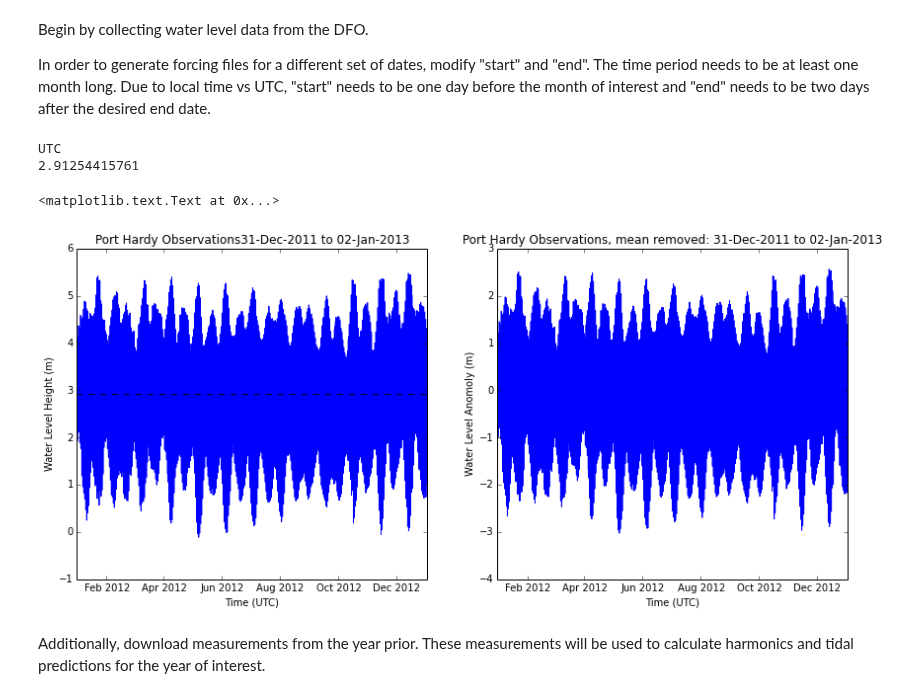
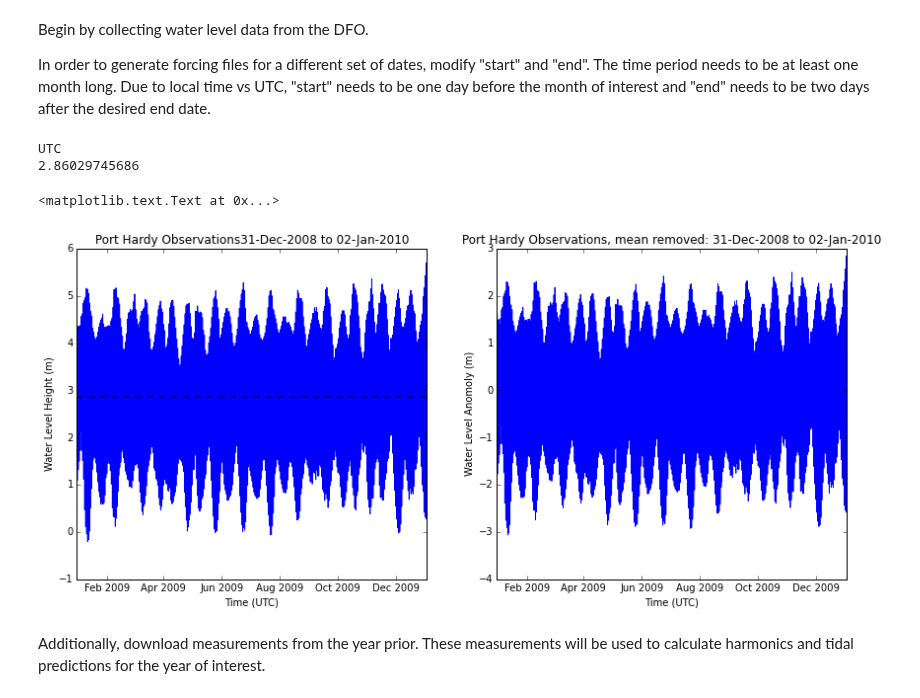
Before and after one commit to SalishSeaCast/tools, a Jupyter notebook: I_ForcingFiles/OBC/SSH_PortHardy.ipynb, the cells around one changed output. Saved outputs shown, nothing was run; the diff lists cells and outputs as text; code cells hidden in the pictures.

```diff
--- a/I_ForcingFiles/OBC/SSH_PortHardy.ipynb
+++ b/I_ForcingFiles/OBC/SSH_PortHardy.ipynb
@@ -29,15 +32,15 @@ Begin by collecting water level data from the DFO.
 
 In order to generate forcing files for a different set of dates, modify "start" and "end".  The time period needs to be at least one month long. Due to local time vs UTC, "start" needs to be one day before the month of interest and "end" needs to be two days after the desired end date.
 # %%
-yr=2012
+yr=2009
 
 statID = '8408'#Port Hardystation ID number
 start = '31-Dec-' + str(yr-1) #start date
 end = '02-Jan-' + str(yr+1) #end date
 
-tidetools.get_dfo_wlev(statID,start,end)
+#tidetools.get_dfo_wlev(statID,start,end)
 # now there is a csv file in this directory with the sear surface height information. Let's take a look at the plots.
-filename = 'wlev_' +str(statID) + '_' + start +'_' +end +'.csv'
+filename = '/data/nsoontie/MEOPAR/storm-surge/Revisions/tides/forcing/wlev_' +str(statID) + '_' + start +'_' +end +'.csv'
 
 import datetime
 import pandas as pd
@@ -49,34 +52,34 @@ def dateParserMeasured(s):
     #add in the local time zone (Canada/Pacific)
     aware = unaware.replace(tzinfo=pytz.timezone('Canada/Pacific'))
     #convert to UTC
     return aware.astimezone(pytz.timezone('UTC'))
 
 wlev_meas = pd.read_csv(filename,skiprows=7,parse_dates=[0],date_parser=dateParserMeasured)
 wlev_meas = wlev_meas.rename(columns={'Obs_date': 'time', 'SLEV(metres)': 'slev'})
 
 print(wlev_meas.time[0].tzinfo)
 
 #the average sea surface height over this time.
 sshavg = wlev_meas.slev.mean()
 print sshavg
 
 plt.figure(figsize=(14,6))
 pylab.subplot(1,2,1)
 plt.plot(wlev_meas.time,wlev_meas.slev)
 plt.title('Port Hardy Observations' + start+' to ' + end)
 plt.plot(wlev_meas.time,sshavg*np.ones(wlev_meas.time.size),'--k')
 plt.xlabel('Time (UTC)')
 plt.ylabel('Water Level Height (m)')
 
 pylab.subplot(1,2,2)
 plt.plot(wlev_meas.time,wlev_meas.slev-sshavg)
 plt.title('Port Hardy Observations, mean removed: ' + start+' to ' + end)
 plt.xlabel('Time (UTC)')
 plt.ylabel('Water Level Anomoly (m)')
 # %% [output]
 UTC
-2.91254415761
+2.86029745686
 <matplotlib.text.Text at 0x...>
-[figure, old version]
+[figure, new version]
 # %% [markdown]
 Additionally, download measurements from the year prior. These measurements will be used to calculate harmonics and tidal predictions for the year of interest.
```
Also changed, not shown: parts of 7 cells of this notebook, 1 other file.
